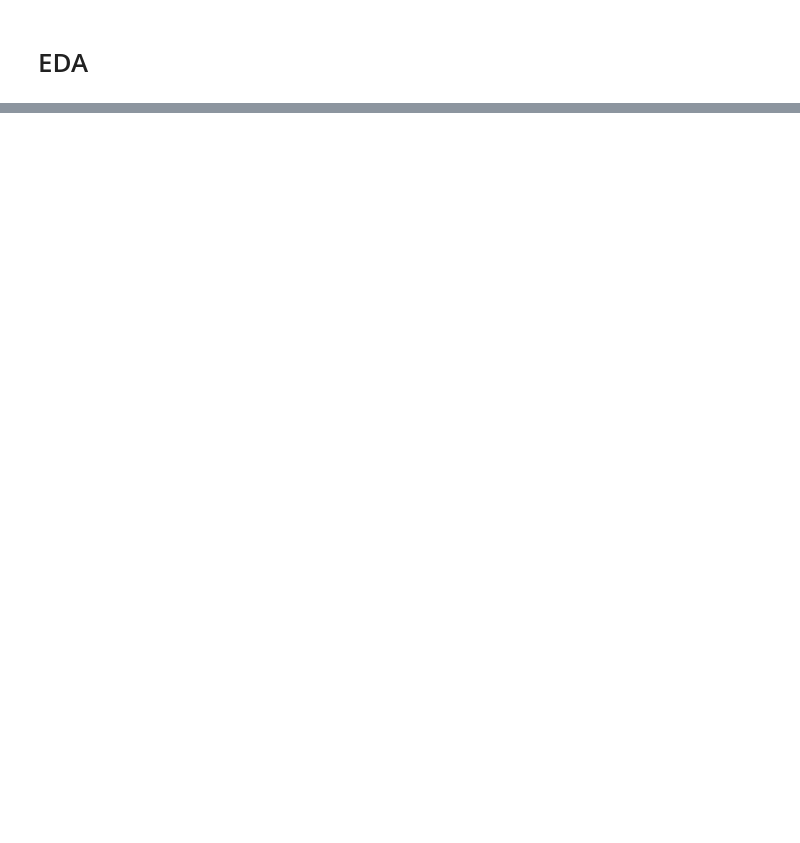
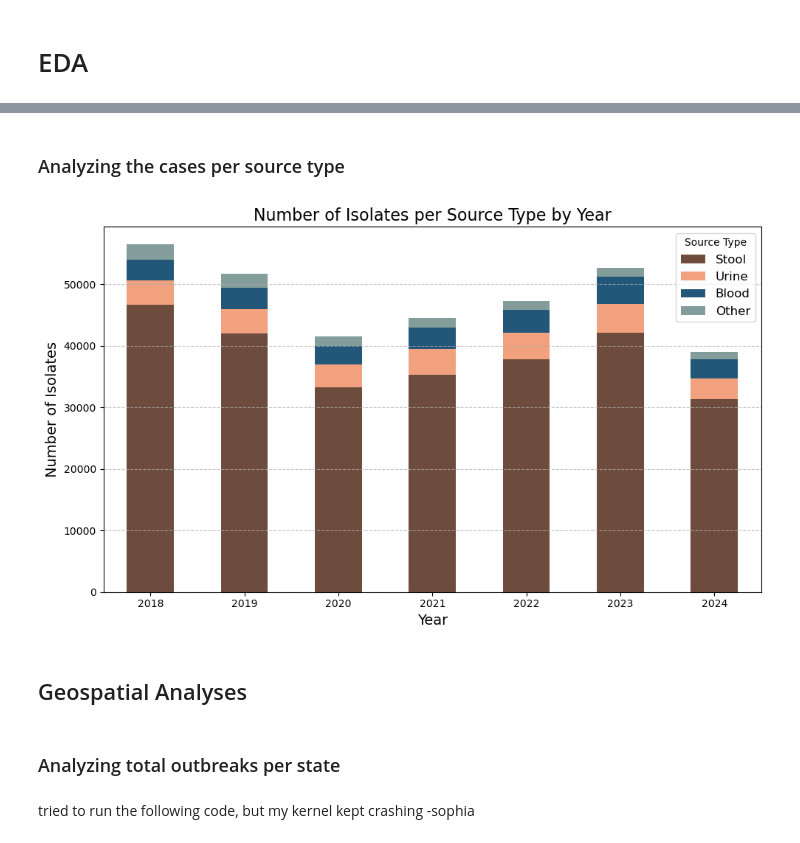
Before and after one commit to NikkiLa1/DS-5610-EDA-Final, a Jupyter notebook: EDA Code.ipynb, the cells around one changed output, grey strips where cells are left out. Saved outputs shown, nothing was run; the diff lists cells and outputs as text; code cells hidden in the pictures; blank space fills up the shorter version.

```diff
--- a/EDA Code.ipynb
+++ b/EDA Code.ipynb
@@ -162,0 +243,29 @@ counts_per_year = merged_df.groupby(['year', 'pathogen']).size().unstack(fill_va
+# %% [markdown]
+### Analyzing the cases per source type
+# %%
+# Step 1: Group and pivot the data as before
+cases_per_source = merged_df.groupby(['year', 'source'])['num_isolates'].sum().reset_index()
+pivot_table = cases_per_source.pivot(index='year', columns='source', values='num_isolates').fillna(0)
+
+# Step 2: Reorder columns based on the total sum
+pivot_table = pivot_table[pivot_table.sum(axis=0).sort_values(ascending=False).index]
+
+# Step 3: Plot the stacked bar plot with reordered columns
+pivot_table.plot(kind='bar', stacked=True, figsize=(10, 6), rot = 0, color = ['#6D4C3D', '#F1A17E', '#22577A', '#839D9A'])
+
+# Add titles and labels
+plt.title('Number of Isolates per Source Type by Year', fontsize=16)
+plt.xlabel('Year', fontsize=14)
+plt.ylabel('Number of Isolates', fontsize=14)
+plt.legend(title='Source Type', fontsize=12)
+plt.grid(axis='y', linestyle='--', alpha=0.7)
+plt.tight_layout()
+
+# Show the plot
+plt.show()
+# %% [output]
+[figure, added]
+# %% [markdown]
+## Geospatial Analyses
+# %% [markdown]
+### Analyzing total outbreaks per state
@@ -162,0 +275,2 @@ counts_per_year = merged_df.groupby(['year', 'pathogen']).size().unstack(fill_va
+# %% [markdown]
+tried to run the following code, but my kernel kept crashing -sophia
```
Also changed, not shown: parts of 15 cells of this notebook.
